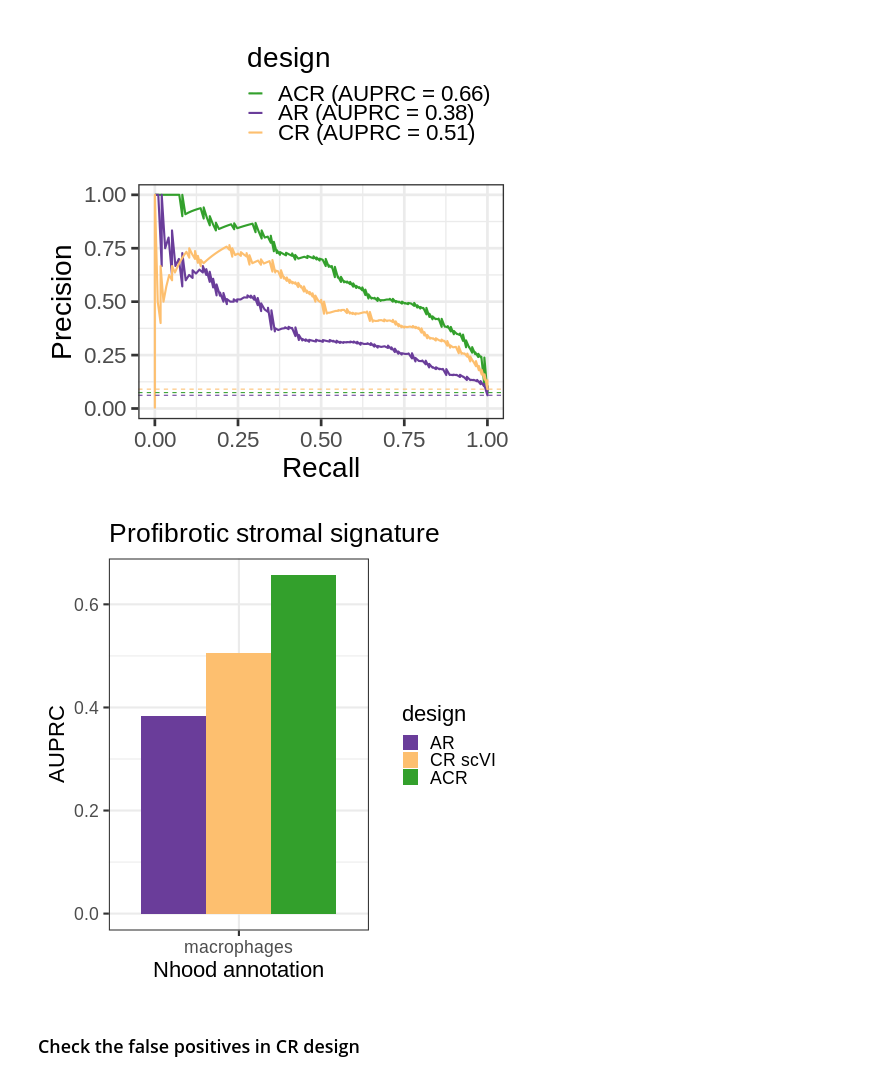
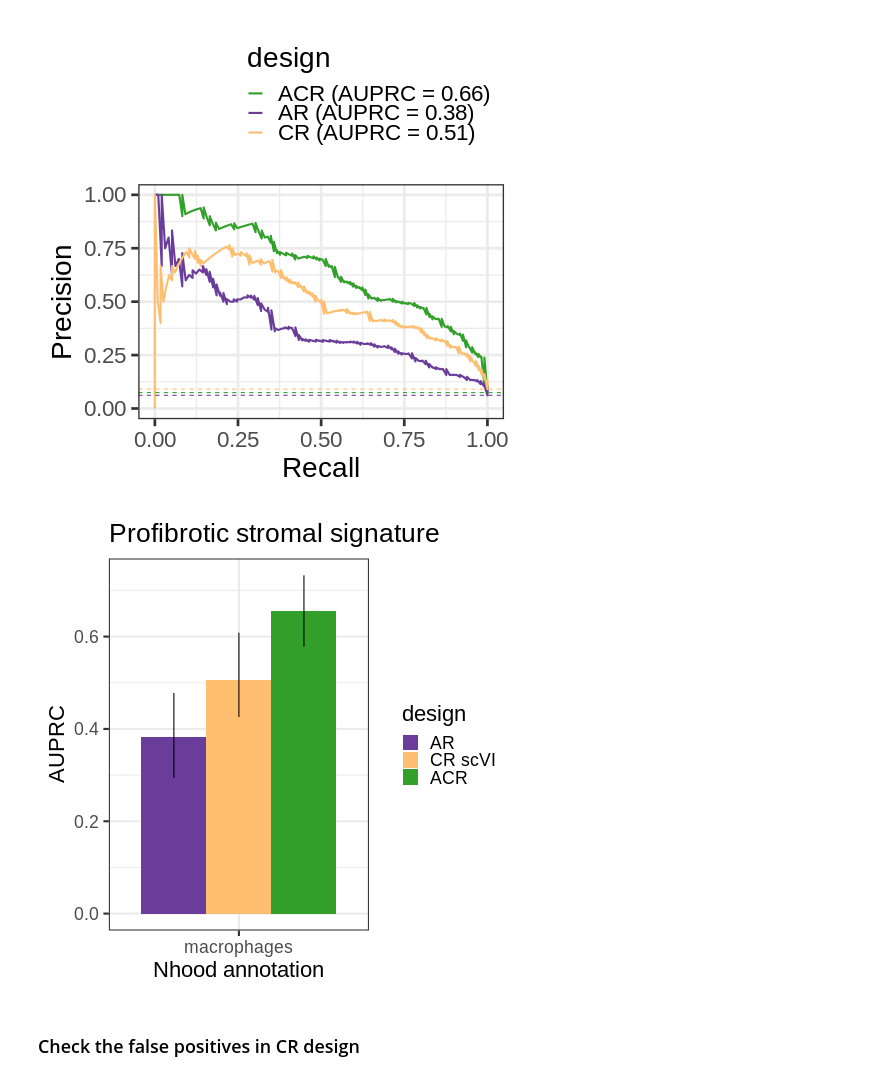
Before and after one commit to MarioniLab/oor_design_reproducibility, a Jupyter notebook: src/5_IPF_HLCA_design/HLCA_design_comparison.ipynb, the cells around one changed output. Saved outputs shown, nothing was run; the diff lists cells and outputs as text; code cells hidden in the pictures.

```diff
--- a/src/5_IPF_HLCA_design/HLCA_design_comparison.ipynb
+++ b/src/5_IPF_HLCA_design/HLCA_design_comparison.ipynb
@@ -146,6 +155,7 @@ ar_adata = milopy.utils.read_milo_adata(data_dir + "Kaminski_2020_oor_design.AR.
 # %%
 # Here it's CR design with de novo integration (see below for scArches results)
-cr_adata = milopy.utils.read_milo_adata(data_dir + "Kaminski_2020_oor_design.CR.h5ad", backed=True)
+cr_adata = sc.read_h5ad(data_dir + "Kaminski_2020_oor_design.CR.h5ad", backed=True)
+cr_adata.uns['nhood_adata'] = sc.read_h5ad(data_dir + "Kaminski_2020_oor_design.CR.nhood_adata.h5ad")
 # %% [markdown]
 Add broad annotation groups
 # %%
@@ -598,9 +699,9 @@ nhood_CR_df['design'] = 'CR'
 
 # nhood_CR_df = nhood_CR_df.drop('nhood_IPF_signature_disease', 1)
 # nhood_ACR_df = nhood_ACR_df.drop('nhood_IPF_signature_disease', 1)
-nhood_ACR_df = nhood_ACR_df[~nhood_ACR_df['nhood_IPF_signature_disease'].isna()]
-nhood_CR_df = nhood_CR_df[~nhood_CR_df['nhood_IPF_signature_disease'].isna()]
-nhood_AR_df = nhood_AR_df[~nhood_AR_df['nhood_IPF_signature_disease'].isna()]
+nhood_ACR_df = nhood_ACR_df[~nhood_ACR_df['nhood_IPF_signature_disease'].isna()].copy()
+nhood_CR_df = nhood_CR_df[~nhood_CR_df['nhood_IPF_signature_disease'].isna()].copy()
+nhood_AR_df = nhood_AR_df[~nhood_AR_df['nhood_IPF_signature_disease'].isna()].copy()
 
 nhood_df = pd.concat([nhood_ACR_df, nhood_AR_df, nhood_CR_df])
 nhood_df['nhood_annotation_frac'] = nhood_df['nhood_annotation_frac'].astype('float64')
@@ -991 +1296,32 @@ auprc_df = pd.concat([auprc_cr, auprc_acr, auprc_ar])
+# %%
+from oor_benchmark.metrics import auprc
+
+## Mark true positives by common threshold
+nhood_df['OOR_state_group'] = (nhood_df['nhood_profibrotic_mac_signature'] > thresh).astype('int')
+nhood_df['OOR_score'] = nhood_df['logFC']
+
+auprc_df_all = pd.DataFrame()
+n_fold = 1000
+alpha = 0.05
+for design in ['ACR', "CR", 'AR']:
+    nhood_df_ct = nhood_df[(nhood_df['nhood_annotation_group'] == 'macrophages') & (nhood_df['design'] == design)]
+    auprc_df = auprc.auprc(nhood_df_ct)
+    # Run bootstrap
+    bs_auprc_df = pd.DataFrame()
+    for i in range(n_fold):
+        X, y = resample(nhood_df_ct.OOR_score.values, nhood_df_ct.OOR_state_group.values,
+                        replace=True,
+                        random_state=2023+i,
+                        stratify=nhood_df_ct.OOR_state_group.values)
+
+        bootstrap_df = pd.DataFrame(np.vstack([X,y]).T, columns=['OOR_score', 'OOR_state_group'])
+        bootstrap_df['OOR_state_group'] = bootstrap_df.OOR_state_group.astype('int')
+        bs_auprc_df = pd.concat([bs_auprc_df, auprc.auprc(bootstrap_df)])
+
+    auprc_df['CI_lower'] = np.quantile(bs_auprc_df['AUPRC'], alpha/2)
+    auprc_df['CI_upper'] = np.quantile(bs_auprc_df['AUPRC'], 1 - alpha/2)
+
+    auprc_df['nhood_annotation_group'] = 'macrophages'
+    auprc_df['design'] = design
+    auprc_df_all = pd.concat([auprc_df_all, auprc_df])
 # %%
@@ -1023,24 +1356,25 @@ ggsave(paste0(figdir, 'macs_PRcurve.pdf'), width=6, height=8)
 [figure]
 # %%
 %%R
-pl_df <- auprc_df %>%
+pl_df <- auprc_df_all %>%
 mutate(design_labels = str_c(design, ' (AUPRC = ', round(AUPRC, 2), ')')) %>%
 mutate(design = ifelse(design == 'CR', 'CR scVI', design))
 
 pl_df %>%
 mutate(design=factor(design, levels=c('AR', 'CR scArches', 'CR scVI','ACR'))) %>%
-distinct(AUPRC, no_skill_thresh, design) %>%
+distinct(AUPRC, no_skill_thresh, design, CI_lower, CI_upper) %>%
 ggplot(aes('macrophages', AUPRC, fill=design)) +
 geom_col(position='dodge') +
+geom_errorbar(position=position_dodge(width=0.9), aes(ymin=CI_lower,ymax=CI_upper), width=0) +
 scale_fill_manual(values=design_palette) +
 guides(color=guide_legend(ncol=1, title.position='top')) +
 theme_bw(base_size=22) +
 xlab("Nhood annotation") +
 ggtitle("Profibrotic stromal signature") +
 ggsave(paste0(figdir, 'AUPRC_macs_signature.pdf'), width=5, height=4) +
 ggsave(paste0(figdir, 'AUPRC_macs_signature.png'), width=5, height=4)
 # %% [output]
-[figure, old version]
+[figure, new version]
 # %% [markdown]
 ### Check the false positives in CR design
 # %%
```
Also changed, not shown: parts of 57 cells of this notebook, 28 other files.
